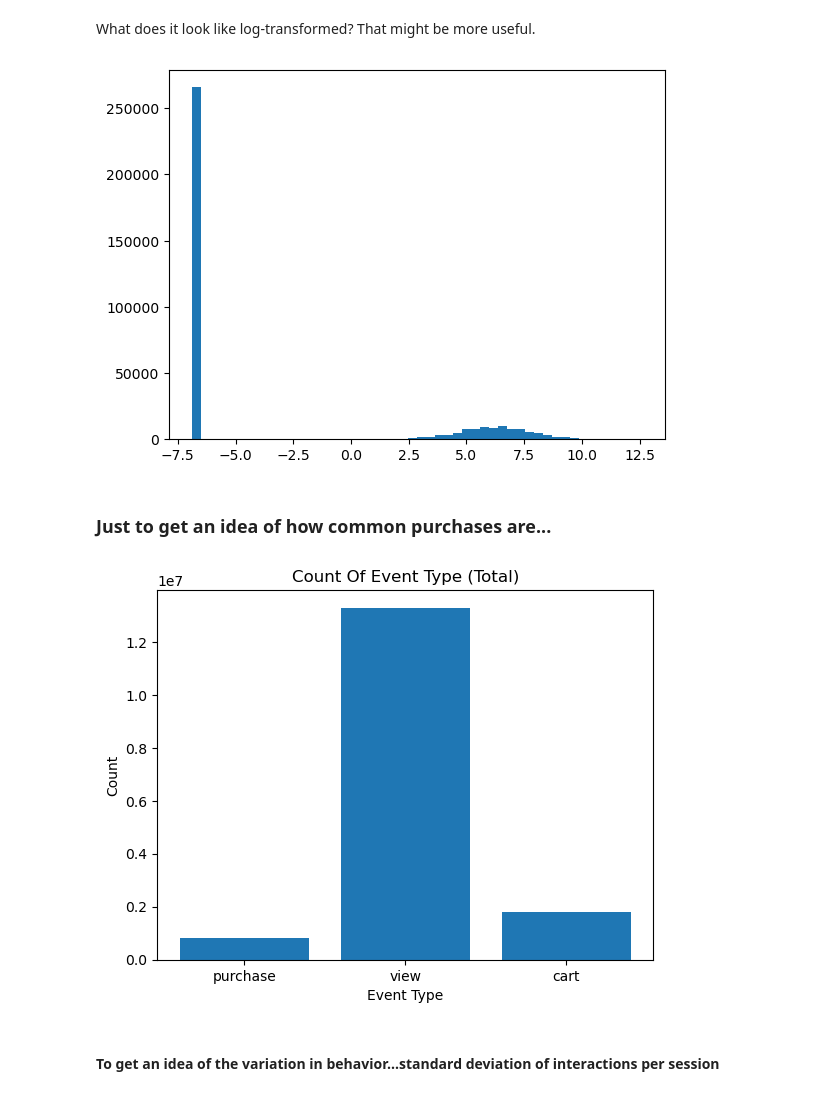
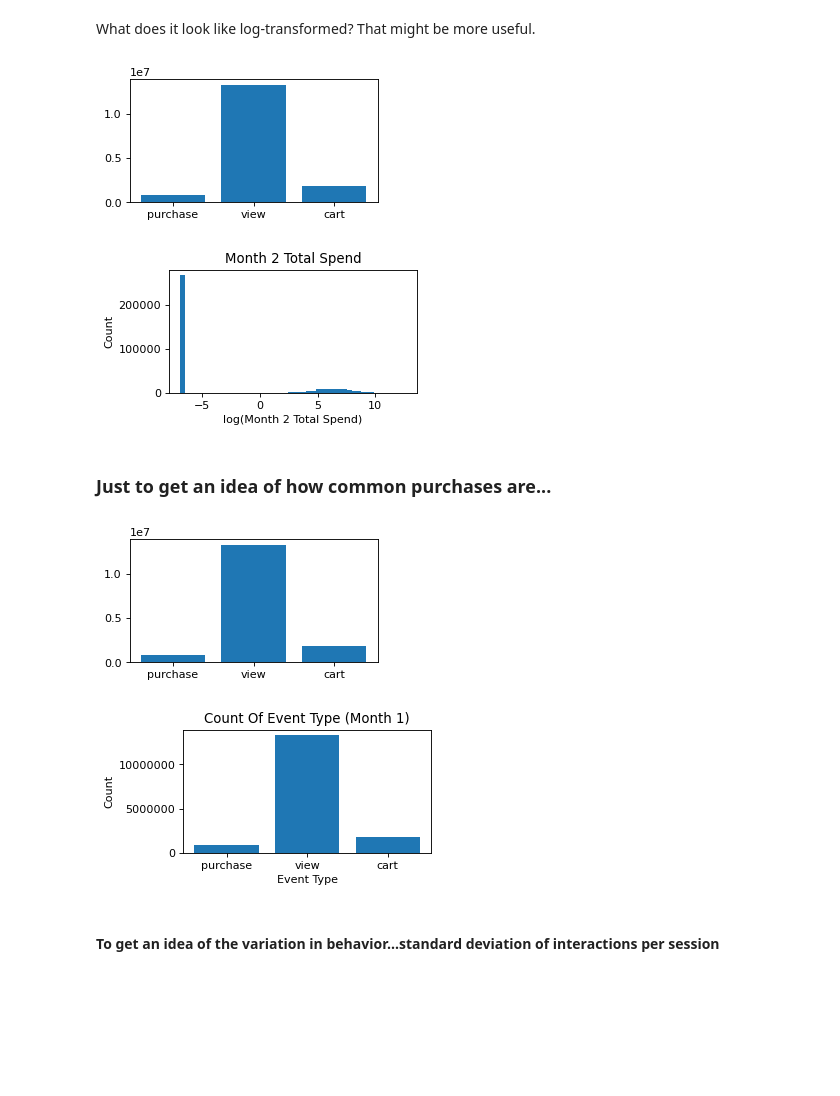
Before and after one commit to rs59/ds5110-project, a Jupyter notebook: 03_eda.ipynb, the cells around one changed output. Saved outputs shown, nothing was run; the diff lists cells and outputs as text; code cells hidden in the pictures; blank space fills up the shorter version.

```diff
--- a/03_eda.ipynb
+++ b/03_eda.ipynb
@@ -217,11 +227,17 @@ plt.show()
 # %% [markdown]
 What does it look like log-transformed? That might be more useful.
 # %%
+figure(figsize=(4, 2), dpi=80)
+
 response = full.select('T_total_spend_log').toPandas()['T_total_spend_log']
 plt.hist(response, bins = 50)
+plt.title('Month 2 Total Spend')
+plt.xlabel('log(Month 2 Total Spend)')
+plt.ylabel('Count')
 plt.show()
 # %% [output]
-[figure, old version]
+[figure, new version]
+[figure, added]
 # %% [markdown]
 ### Just to get an idea of how common purchases are...
 # %%
@@ -229,15 +245,18 @@ events = m1.groupBy('event_type').count()
 x = events.select('event_type').toPandas()['event_type']
 y = events.select('count').toPandas()['count']
 
+figure(figsize=(4, 2), dpi=80)
 plt.bar(x, y)
-plt.title("Count Of Event Type (Total)")
+plt.ticklabel_format(axis="y", style='plain')
+plt.title("Count Of Event Type (Month 1)")
 plt.xlabel("Event Type")
 plt.ylabel("Count")
 
 
 plt.show()
 # %% [output]
-[figure, old version]
+[figure, new version]
+[figure, added]
 # %% [markdown]
 #### To get an idea of the variation in behavior...standard deviation of interactions per session
 # %%
```
Also changed, not shown: parts of 14 cells of this notebook, 2 other files.
